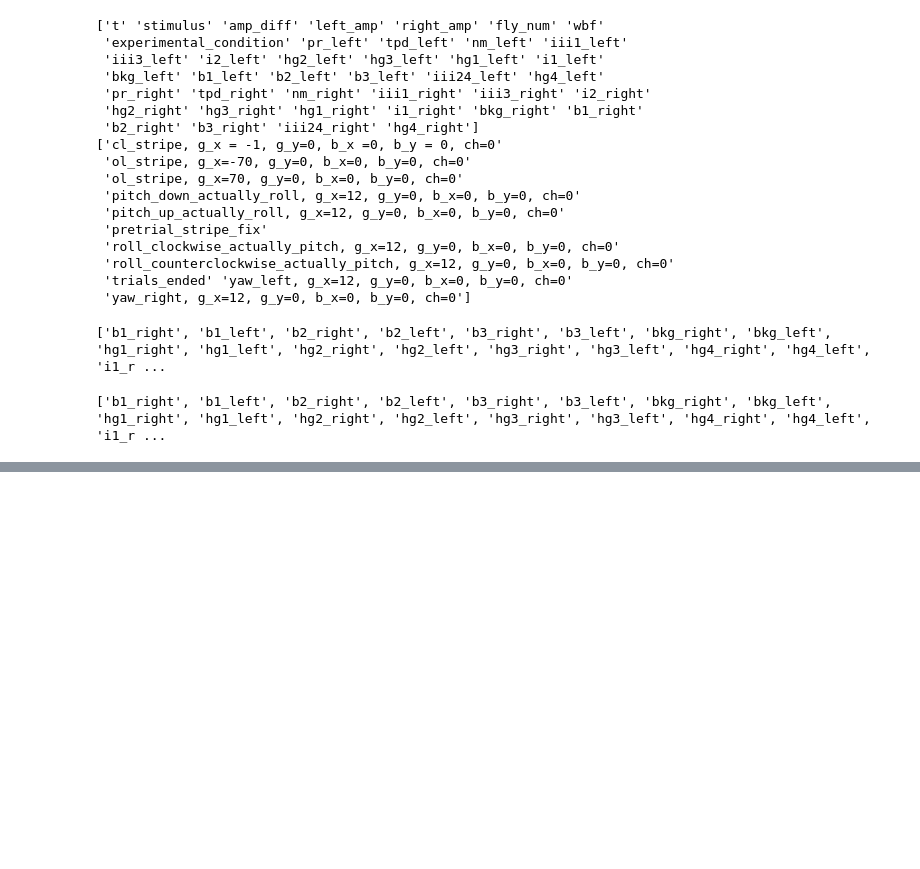
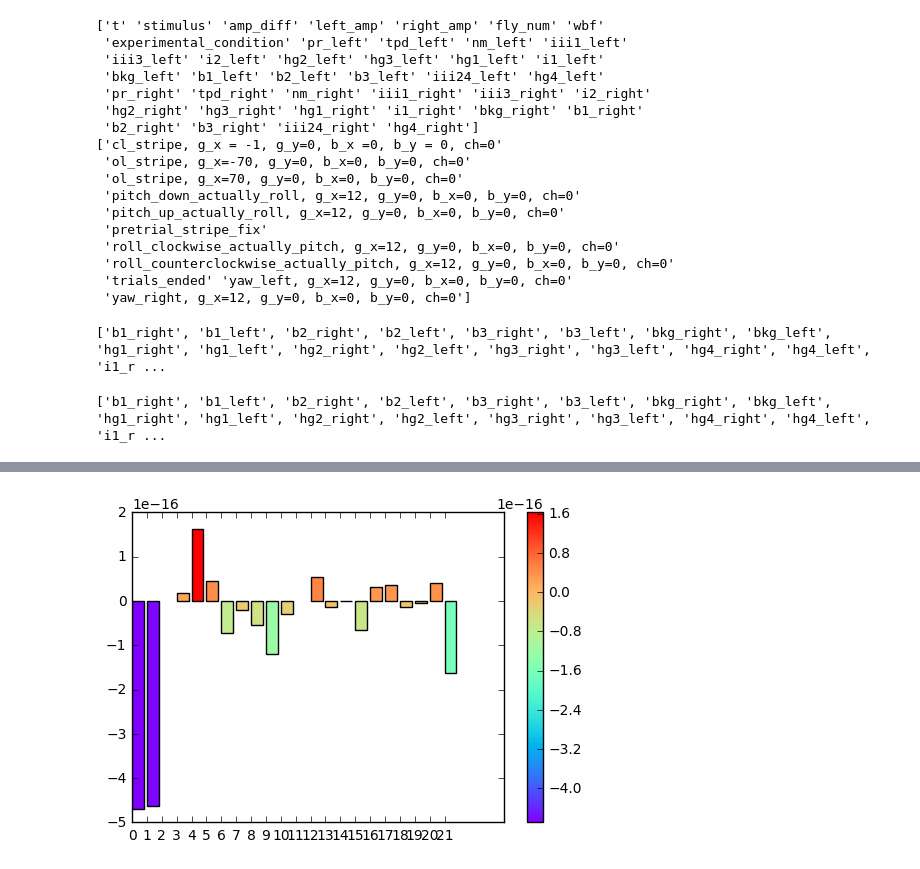
Before and after one commit to lyshds/kinematics_triggered_correlations, a Jupyter notebook: 37_activity_matrices.ipynb, the cells around one changed output, grey strips where cells are left out. Drawn from its saved outputs; the diff is of its cells as text; code cells hidden in the pictures; blank space fills up the shorter version.

```diff
--- a/37_activity_matrices.ipynb
+++ b/37_activity_matrices.ipynb
@@ -445,0 +336,26 @@ alt.Chart(source).mark_rect().encode(
+# %%
+import matplotlib.pyplot as plt
+import matplotlib.colors
+import numpy as np; np.random.seed(0)
+import pandas as pd
+
+#x = list(pitch_down_new_df['muscles'])
+x = np.arange(22)
+y = list(pitch_down_new_df['averages_muscle_activity'])#*(10^160))
+c = list(pitch_down_new_df['averages_muscle_activity'])#*(10^160))
+df = pd.DataFrame({"x":x,"y":y,"c":c})
+
+cmap = plt.cm.rainbow
+norm = matplotlib.colors.Normalize(vmin=Min, vmax=Max)
+
+fig, ax = plt.subplots()
+ax.bar(df.x, df.y, color=cmap(norm(df.c.values)))
+ax.set_xticks(df.x)
+
+sm = plt.cm.ScalarMappable(cmap=cmap, norm=norm)
+sm.set_array([])  # only needed for matplotlib < 3.1
+fig.colorbar(sm)
+
+plt.show()
+# %% [output]
+[figure, added]
```
Also changed, not shown: parts of 41 cells of this notebook, 5 other files.
